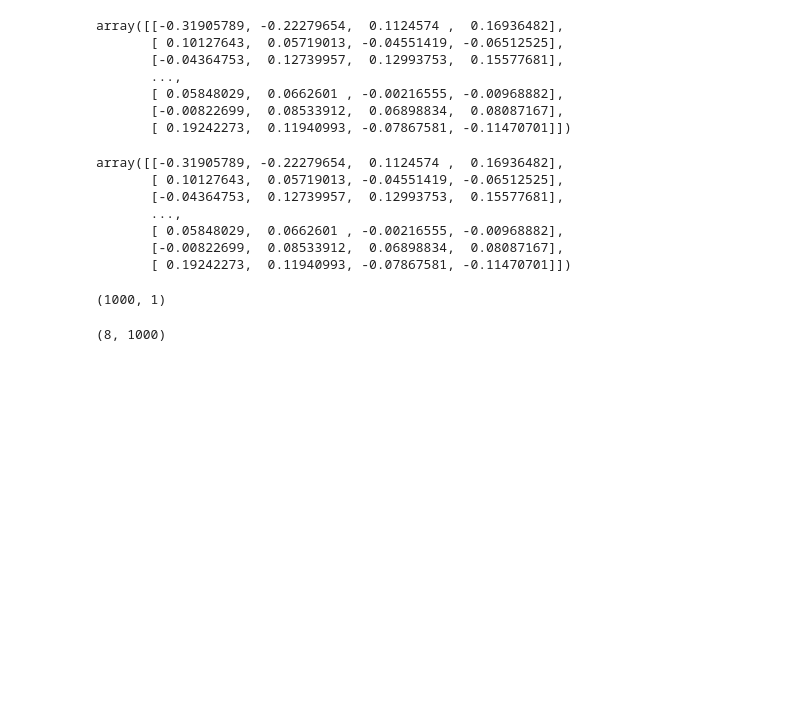
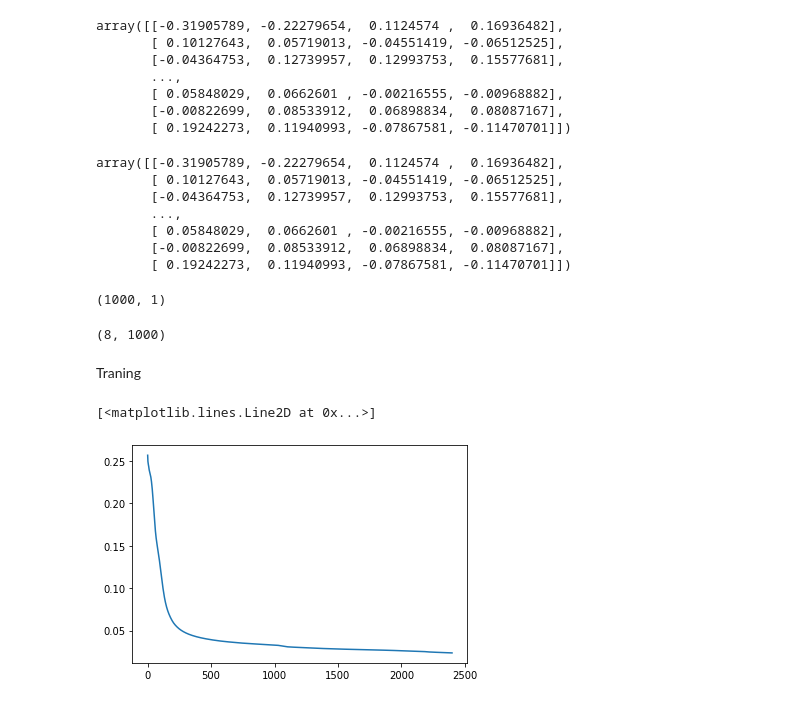
Before and after one commit to georgeduranh/ML, a Jupyter notebook: 3_deep_learning/creating_a_neural_network.ipynb, the cells around one changed output. Cells and saved outputs as stored; diff of their text form; code cells hidden in the pictures; blank space fills up the shorter version.

Commit message:
Model Trained and validated

```diff
--- a/3_deep_learning/creating_a_neural_network.ipynb
+++ b/3_deep_learning/creating_a_neural_network.ipynb
@@ -184,3 +184,20 @@ def train(x_data, lr, params, training = True):
     parameters['b1'] =  parameters['b1'] -  np.mean(parameters ['dZ1'], axis=0, keepdims =True) *  lr
 
   return output
+# %% [markdown]
+Traning
+# %%
+layer_dims = [2, 4, 8, 1]
+parameters = initialize_parameters_deep (layer_dims)
+errors = []
+
+for _ in range (60000):
+  output = train(X, 0.0001, parameters)
+  if _ % 25 == 0:
+    #print(mse(Y,output))
+    errors.append(mse(Y,output))
+# %%
+plt.plot(errors)
+# %% [output]
+[<matplotlib.lines.Line2D at 0x...>]
+[figure, added]
```
Also changed, not shown: parts of 3 cells of this notebook.
